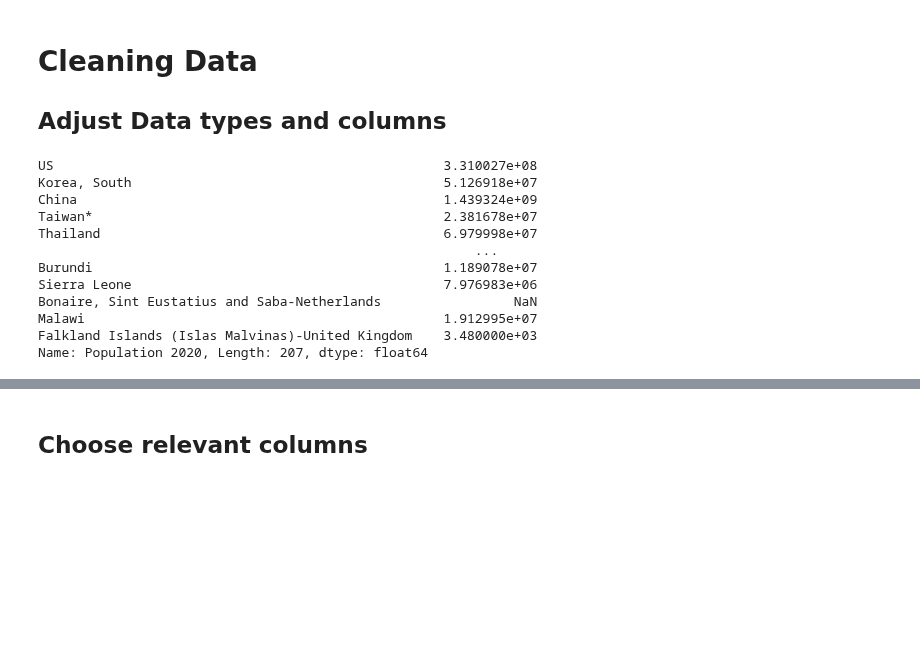
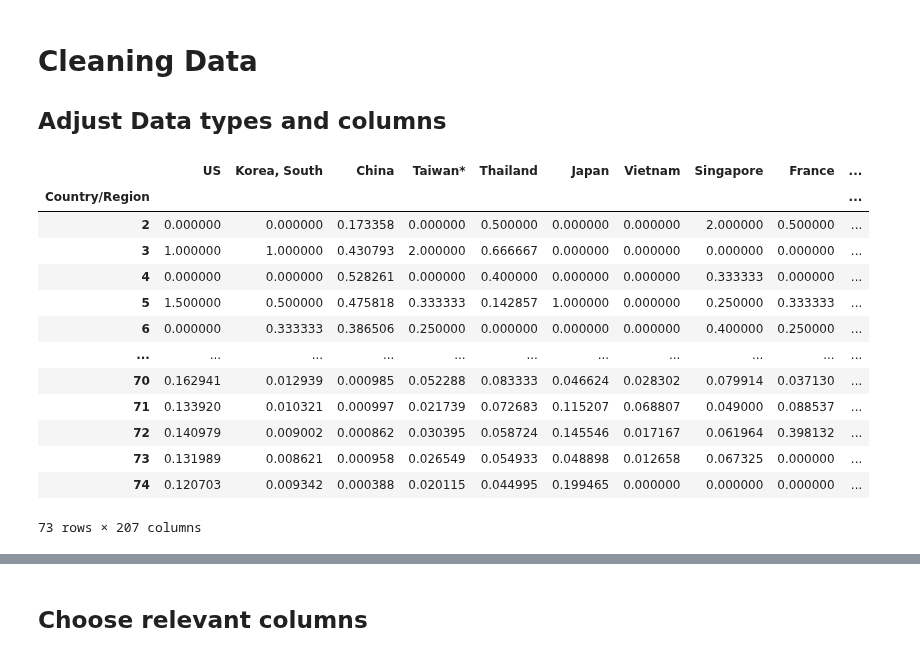
Before and after one commit to SebastianVeuskens/Covid-19-Clustering-Analysis, a Jupyter notebook: scripts/main.ipynb, the cells around one changed output, grey strips where cells are left out. Saved outputs shown, nothing was run; the diff lists cells and outputs as text; code cells hidden in the pictures; blank space fills up the shorter version.

```diff
--- a/scripts/main.ipynb
+++ b/scripts/main.ipynb
@@ -36,18 +37,22 @@ data_2day, data_2day_population = clean_up(data_2day)
 data_2date, data_2date_population = clean_up(data_2date)
 data_5date, data_5date_density = clean_up(data_5date)
 data_5day, data_5day_density = clean_up(data_5day)
-# %%
-data_2day_population
-# %% [output]
-US                                                  3.310027e+08
-Korea, South                                        5.126918e+07
-China                                               1.439324e+09
-Taiwan*                                             2.381678e+07
-Thailand                                            6.979998e+07
-                                                        ...
-Burundi                                             1.189078e+07
-Sierra Leone                                        7.976983e+06
-Bonaire, Sint Eustatius and Saba-Netherlands                 NaN
-Malawi                                              1.912995e+07
-Falkland Islands (Islas Malvinas)-United Kingdom    3.480000e+03
-Name: Population 2020, Length: 207, dtype: float64
+# %%
+data_1day_pct_change = data_1day.pct_change().iloc[1:]
+# %%
+data_1day_pct_change
+# %% [output]
+|  | US | Korea, South | China | Taiwan* | Thailand | Japan | Vietnam | Singapore | France | ... |
+| Country/Region |  |  |  |  |  |  |  |  |  | ... |
+| 2 | 0.000000 | 0.000000 | 0.173358 | 0.000000 | 0.500000 | 0.000000 | 0.000000 | 2.000000 | 0.500000 | ... |
+| 3 | 1.000000 | 1.000000 | 0.430793 | 2.000000 | 0.666667 | 0.000000 | 0.000000 | 0.000000 | 0.000000 | ... |
+| 4 | 0.000000 | 0.000000 | 0.528261 | 0.000000 | 0.400000 | 0.000000 | 0.000000 | 0.333333 | 0.000000 | ... |
+| 5 | 1.500000 | 0.500000 | 0.475818 | 0.333333 | 0.142857 | 1.000000 | 0.000000 | 0.250000 | 0.333333 | ... |
+| 6 | 0.000000 | 0.333333 | 0.386506 | 0.250000 | 0.000000 | 0.000000 | 0.000000 | 0.400000 | 0.250000 | ... |
+| ... | ... | ... | ... | ... | ... | ... | ... | ... | ... | ... |
+| 70 | 0.162941 | 0.012939 | 0.000985 | 0.052288 | 0.083333 | 0.046624 | 0.028302 | 0.079914 | 0.037130 | ... |
+| 71 | 0.133920 | 0.010321 | 0.000997 | 0.021739 | 0.072683 | 0.115207 | 0.068807 | 0.049000 | 0.088537 | ... |
+| 72 | 0.140979 | 0.009002 | 0.000862 | 0.030395 | 0.058724 | 0.145546 | 0.017167 | 0.061964 | 0.398132 | ... |
+| 73 | 0.131989 | 0.008621 | 0.000958 | 0.026549 | 0.054933 | 0.048898 | 0.012658 | 0.067325 | 0.000000 | ... |
+| 74 | 0.120703 | 0.009342 | 0.000388 | 0.020115 | 0.044995 | 0.199465 | 0.000000 | 0.000000 | 0.000000 | ... |
+73 rows × 207 columns
```
Also changed, not shown: parts of 5 cells of this notebook, 2 other files.
